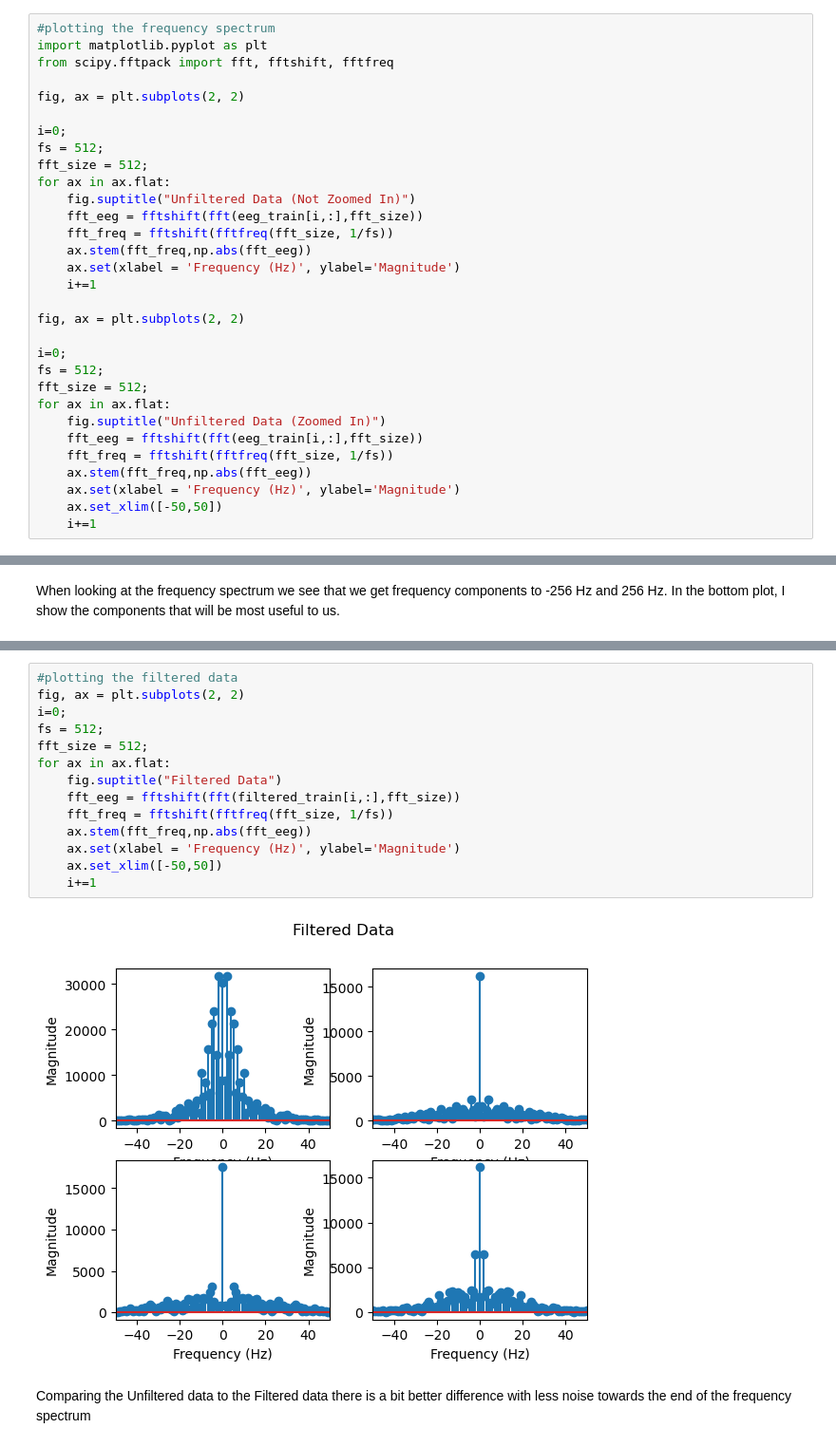
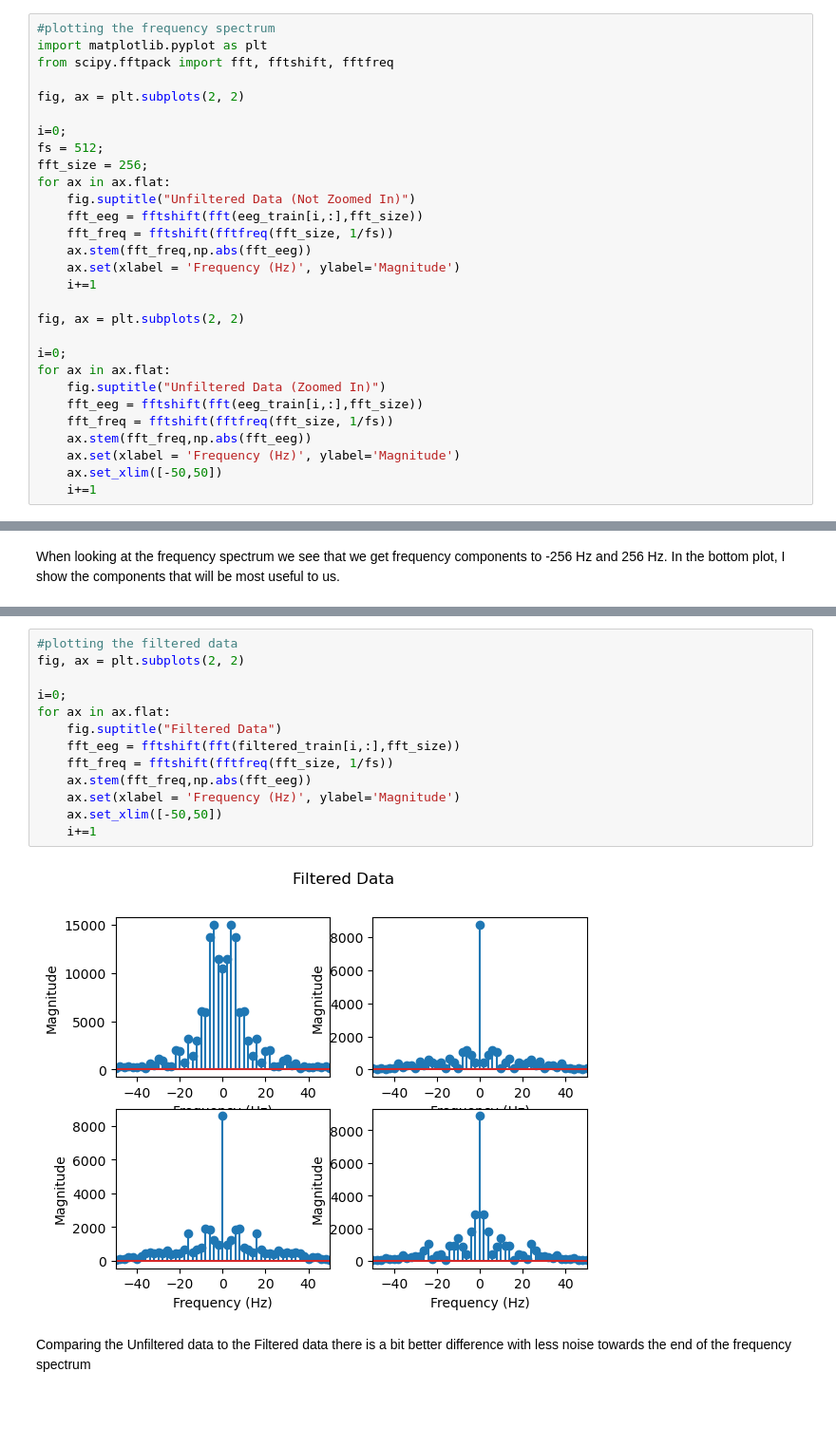
Before and after one commit to mlmulv/Brain-MNIST, a Jupyter notebook: brain_mnist.ipynb, the cells around one changed output, grey strips where cells are left out. Shown at 95% size. Cells and saved outputs as stored; diff of their text form; blank space fills up the shorter version.

```diff
--- a/brain_mnist.ipynb
+++ b/brain_mnist.ipynb
@@ -125,7 +125,7 @@ fig, ax = plt.subplots(2, 2)
 
 i=0;
 fs = 512;
-fft_size = 512;
+fft_size = 256;
 for ax in ax.flat:
     fig.suptitle("Unfiltered Data (Not Zoomed In)")
     fft_eeg = fftshift(fft(eeg_train[i,:],fft_size))
@@ -137,8 +137,6 @@ for ax in ax.flat:
 fig, ax = plt.subplots(2, 2)
 
 i=0;
-fs = 512;
-fft_size = 512;
 for ax in ax.flat:
     fig.suptitle("Unfiltered Data (Zoomed In)")
     fft_eeg = fftshift(fft(eeg_train[i,:],fft_size))
@@ -166,18 +168,17 @@ filtered_train = np.array(filtered_train)
 # %%
 #plotting the filtered data
 fig, ax = plt.subplots(2, 2)
+
 i=0;
-fs = 512;
-fft_size = 512;
 for ax in ax.flat:
     fig.suptitle("Filtered Data")
     fft_eeg = fftshift(fft(filtered_train[i,:],fft_size))
     fft_freq = fftshift(fftfreq(fft_size, 1/fs))
     ax.stem(fft_freq,np.abs(fft_eeg))
     ax.set(xlabel = 'Frequency (Hz)', ylabel='Magnitude')
     ax.set_xlim([-50,50])
     i+=1
 # %% [output]
-[figure, old version]
+[figure, new version]
 # %% [markdown]
 Comparing the Unfiltered data to the Filtered data there is a bit better difference with less noise towards the end of the frequency spectrum
```
Also changed, not shown: parts of 7 cells of this notebook.
